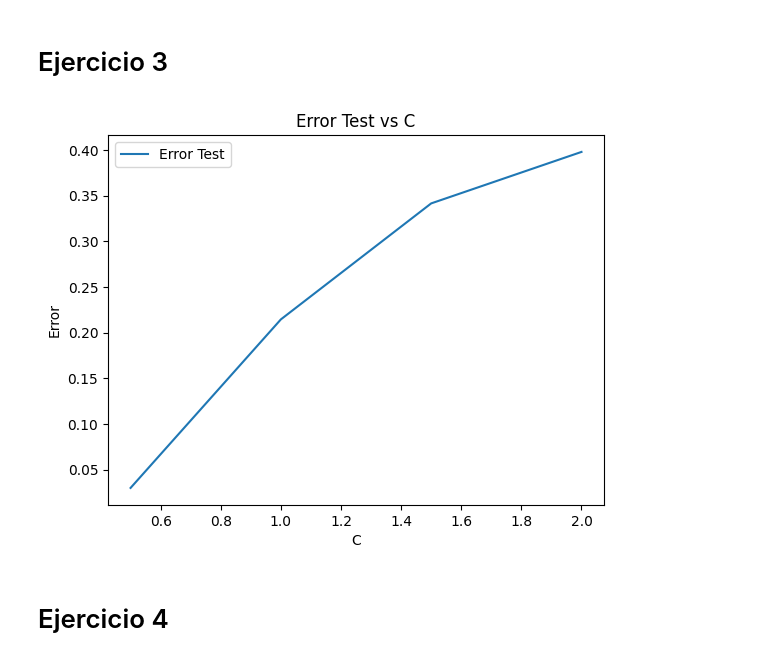
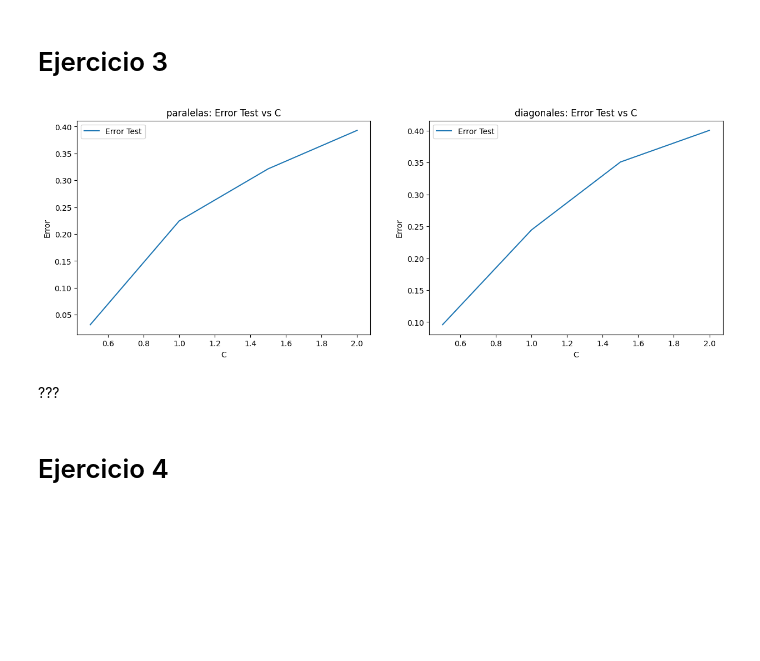
Before and after one commit to DonBerge/IIA-TPS, a Jupyter notebook: TP3/IIA24_ML_Generacion.ipynb, the cells around one changed output. Saved outputs shown, nothing was run; the diff lists cells and outputs as text; code cells hidden in the pictures; blank space fills up the shorter version.

```diff
--- a/TP3/IIA24_ML_Generacion.ipynb
+++ b/TP3/IIA24_ML_Generacion.ipynb
@@ -383,42 +383,52 @@ plt.show()
 # %%
 d = 5
 n = 250
 
 Cs = [i/2 for i in range(1, 5, 1)]
 
-test_error = []
+def ruido():
+    j = 0
+    _, axs = plt.subplots(1, 2, figsize=(15, 5))
+    for gen in [paralelas, diagonales]:
+        test_error = []
 
-gen = paralelas
+        for c in Cs:
+            test = gen(10000, d, c)
 
-for c in Cs:
-    test = gen(10000, d, c)
+            X_test = test['input'].tolist()
+            Y_test = test['output'].tolist()
 
-    X_test = test['input'].tolist()
-    Y_test = test['output'].tolist()
+            error = []
+            TRAIN_SETS = 20
 
-    error = []
-    TRAIN_SETS = 20
-    for i in range(TRAIN_SETS):
-        e = gen(n, d, c)
-        X_train = e['input'].tolist()
-        Y_train = e['output'].tolist()
+            for i in range(TRAIN_SETS):
+                e = gen(n, d, c)
+                X_train = e['input'].tolist()
+                Y_train = e['output'].tolist()
 
-        clf.fit(X_train, Y_train)
+                clf.fit(X_train, Y_train)
 
-        scr = clf.score(X_test, Y_test)
+                scr = clf.score(X_test, Y_test)
 
-        error.append(1-scr)
+                error.append(1-scr)
 
-    test_error.append(np.mean(error))
+            test_error.append(np.mean(error))
 
-plt.plot(Cs, test_error, label='Error Test')
-plt.legend()
-plt.xlabel('C')
-plt.ylabel('Error')
-plt.title('Error Test vs C')
-plt.show()
+
+        axs[j].plot(Cs, test_error, label='Error Test')
+        axs[j].legend()
+        axs[j].set_title(gen.__name__ + ': ' + 'Error Test vs C')
+        axs[j].set_xlabel('C')
+        axs[j].set_ylabel('Error')
+
+        j += 1
+    plt.show()
+
+ruido()
 # %% [output]
-[figure, old version]
+[figure, new version]
+# %% [markdown]
+???
 # %% [markdown]
 # Ejercicio 4
 # %%
```
Also changed, not shown: parts of 16 cells of this notebook.
